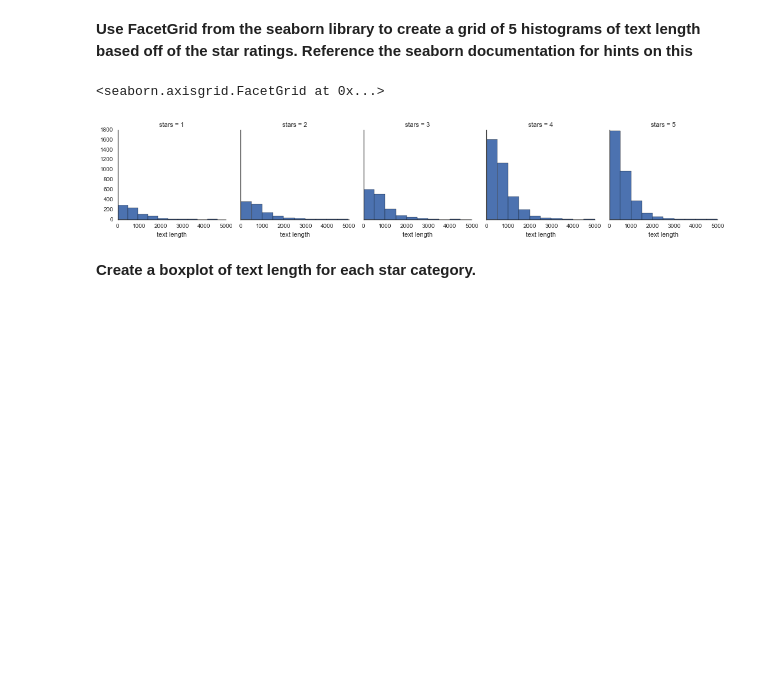
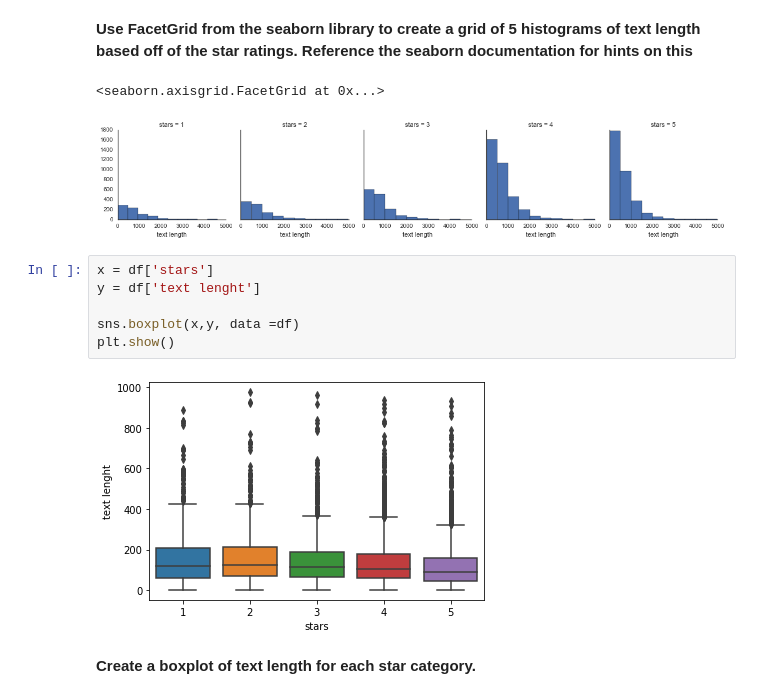
Before and after one commit to k21k/Python-Notes, a Jupyter notebook: Machine Learning/Natural Language Processing/NLP Project .ipynb, the cells around one changed output. Drawn from its saved outputs; the diff is of its cells as text; blank space fills up the shorter version.

```diff
--- a/Machine Learning/Natural Language Processing/NLP Project .ipynb
+++ b/Machine Learning/Natural Language Processing/NLP Project .ipynb
@@ -82,5 +128,13 @@ Let's explore the data
 # %% [output]
 <seaborn.axisgrid.FacetGrid at 0x...>
 [figure]
+# %%
+x = df['stars']
+y = df['text lenght']
+
+sns.boxplot(x,y, data =df)
+plt.show()
+# %% [output]
+[figure, added]
 # %% [markdown]
 **Create a boxplot of text length for each star category.**
```
Also changed, not shown: parts of 37 cells of this notebook, 4 other files.
